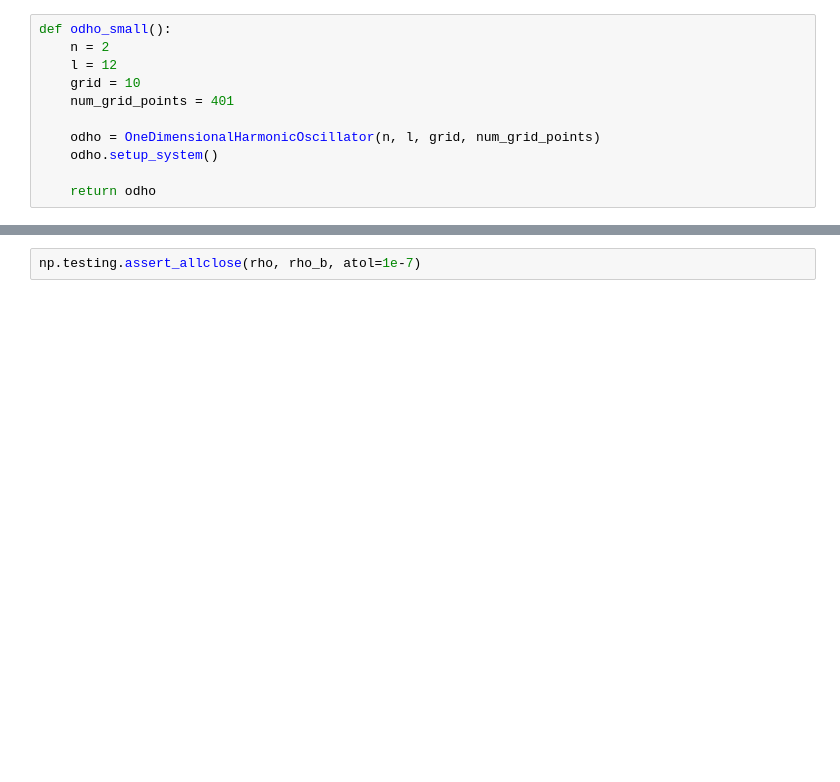
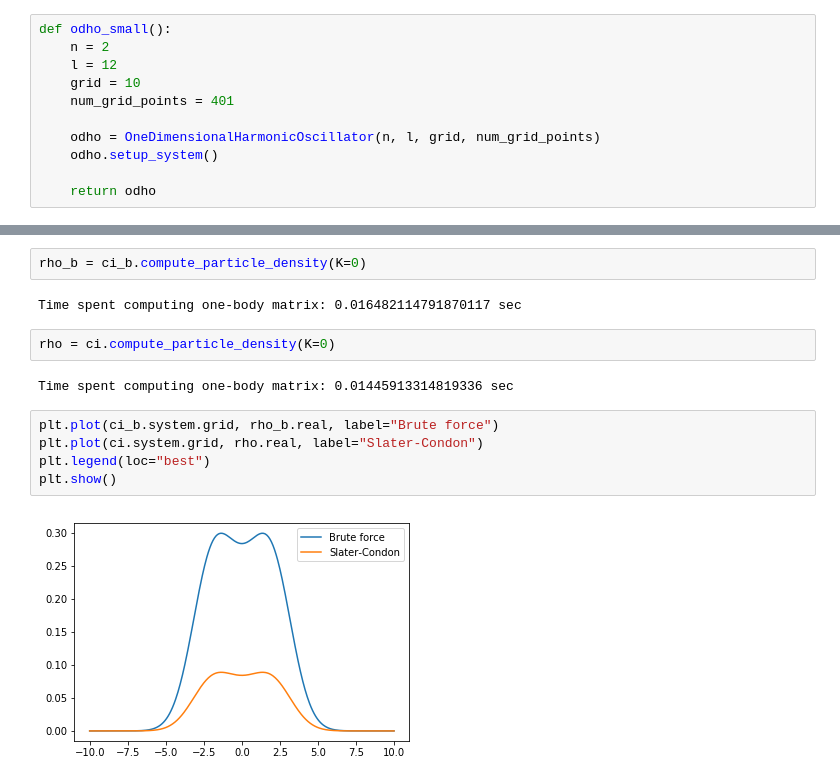
Before and after one commit to HyQD/configuration-interaction, a Jupyter notebook: scripts/density-matrices.ipynb, the cells around one changed output, grey strips where cells are left out. Drawn from its saved outputs; the diff is of its cells as text; blank space fills up the shorter version.

```diff
--- a/scripts/density-matrices.ipynb
+++ b/scripts/density-matrices.ipynb
@@ -126,3 +85,16 @@ plt.show()
 [figure]
-# %%
-np.testing.assert_allclose(rho, rho_b, atol=1e-7)
+# %%
+rho_b = ci_b.compute_particle_density(K=0)
+# %% [output]
+Time spent computing one-body matrix: 0.016482114791870117 sec
+# %%
+rho = ci.compute_particle_density(K=0)
+# %% [output]
+Time spent computing one-body matrix: 0.01445913314819336 sec
+# %%
+plt.plot(ci_b.system.grid, rho_b.real, label="Brute force")
+plt.plot(ci.system.grid, rho.real, label="Slater-Condon")
+plt.legend(loc="best")
+plt.show()
+# %% [output]
+[figure, added]
```
Also changed, not shown: parts of 15 cells of this notebook.
